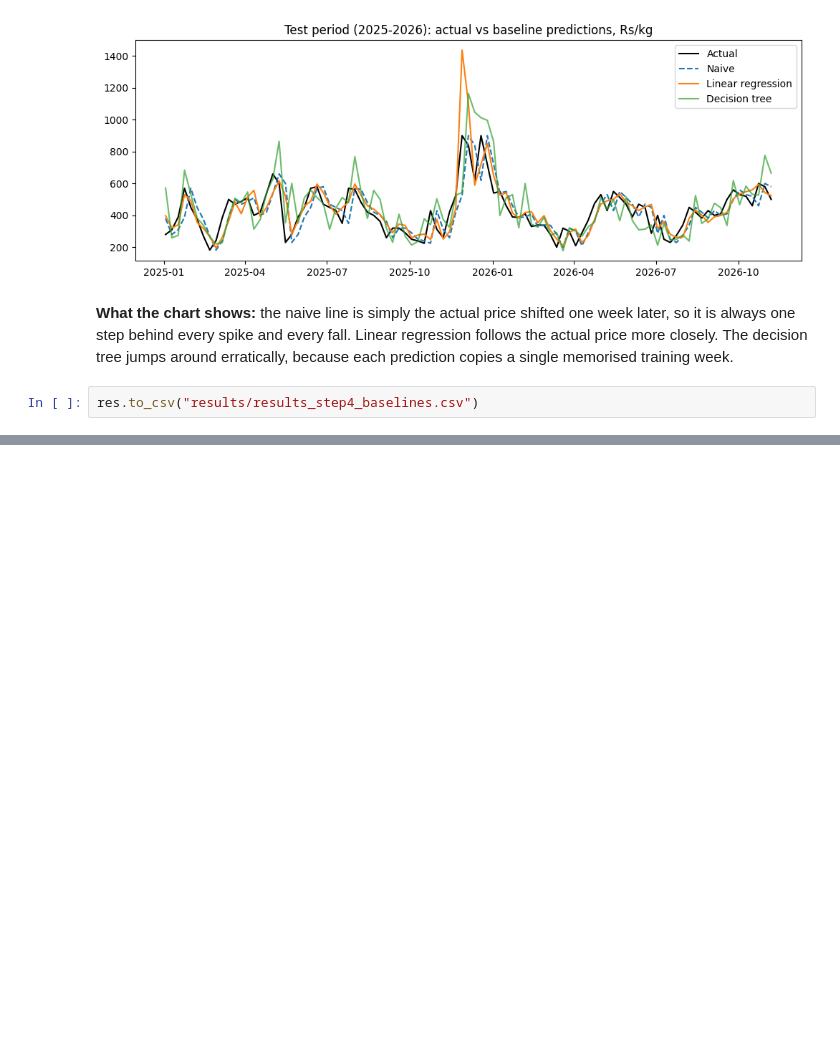
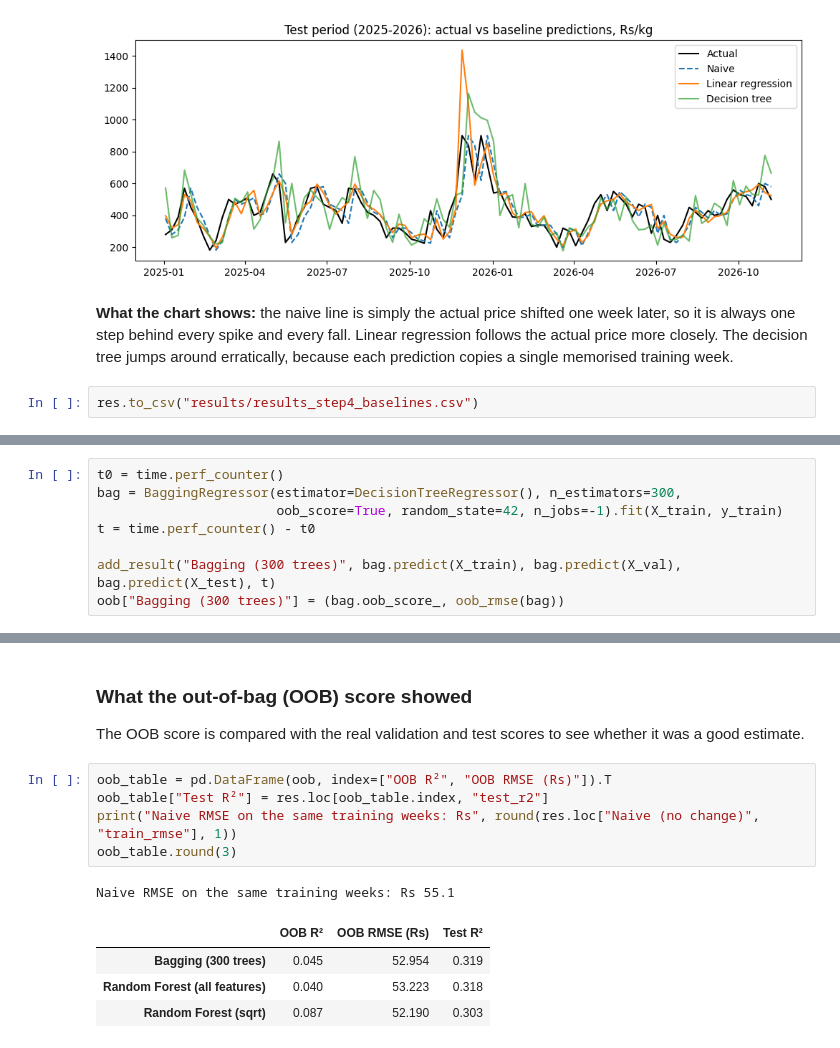
Before and after one commit to renulucshmi/pettah-beans-price-forecast, a Jupyter notebook: ensemble_assignment.ipynb, the cells around one changed output, grey strips where cells are left out. Drawn from its saved outputs; the diff is of its cells as text; blank space fills up the shorter version.

```diff
--- a/ensemble_assignment.ipynb
+++ b/ensemble_assignment.ipynb
@@ -601,0 +626,8 @@ res.to_csv("results/results_step4_baselines.csv")
+# %%
+t0 = time.perf_counter()
+bag = BaggingRegressor(estimator=DecisionTreeRegressor(), n_estimators=300,
+                       oob_score=True, random_state=42, n_jobs=-1).fit(X_train, y_train)
+t = time.perf_counter() - t0
+
+add_result("Bagging (300 trees)", bag.predict(X_train), bag.predict(X_val), bag.predict(X_test), t)
+oob["Bagging (300 trees)"] = (bag.oob_score_, oob_rmse(bag))
@@ -601,0 +678,15 @@ res.to_csv("results/results_step4_baselines.csv")
+# %% [markdown]
+### What the out-of-bag (OOB) score showed
+
+The OOB score is compared with the real validation and test scores to see whether it was a good estimate.
+# %%
+oob_table = pd.DataFrame(oob, index=["OOB R²", "OOB RMSE (Rs)"]).T
+oob_table["Test R²"] = res.loc[oob_table.index, "test_r2"]
+print("Naive RMSE on the same training weeks: Rs", round(res.loc["Naive (no change)", "train_rmse"], 1))
+oob_table.round(3)
+# %% [output]
+Naive RMSE on the same training weeks: Rs 55.1
+|  | OOB R² | OOB RMSE (Rs) | Test R² |
+| Bagging (300 trees) | 0.045 | 52.954 | 0.319 |
+| Random Forest (all features) | 0.040 | 53.223 | 0.318 |
+| Random Forest (sqrt) | 0.087 | 52.190 | 0.303 |
```
Also changed, not shown: parts of 17 cells of this notebook, 1 other file.
